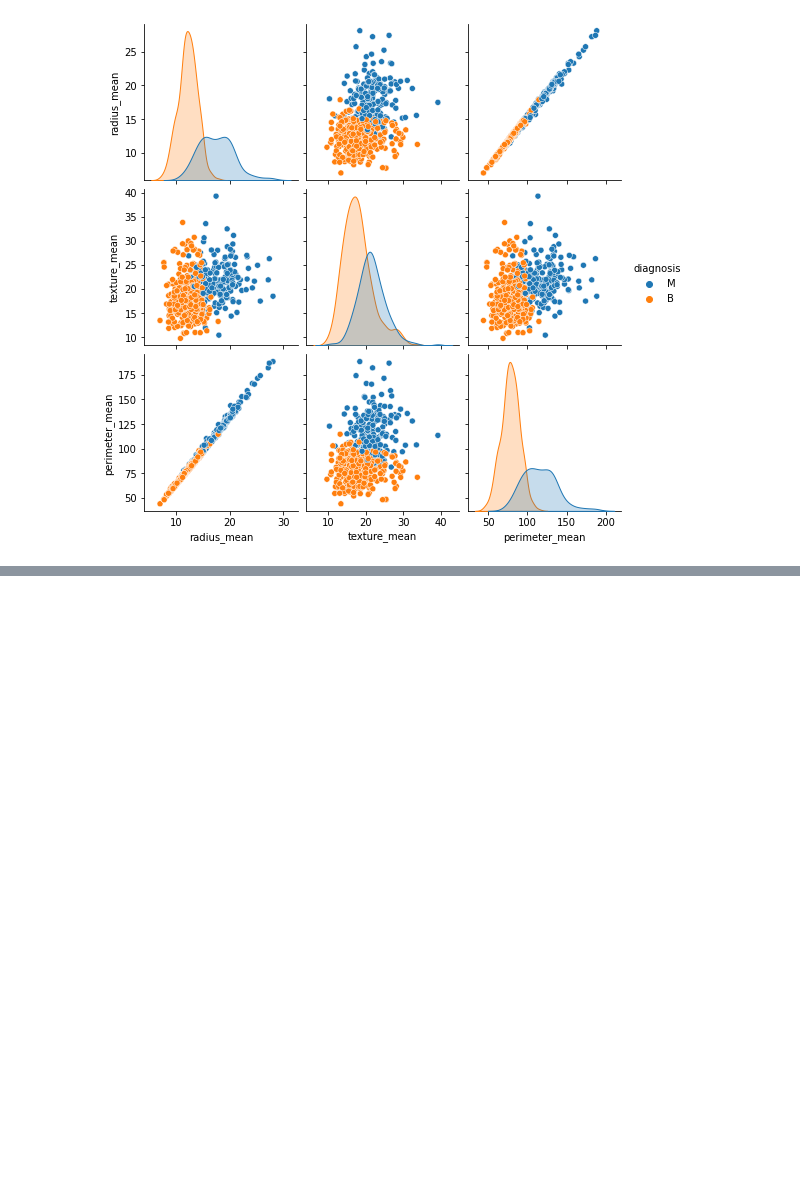
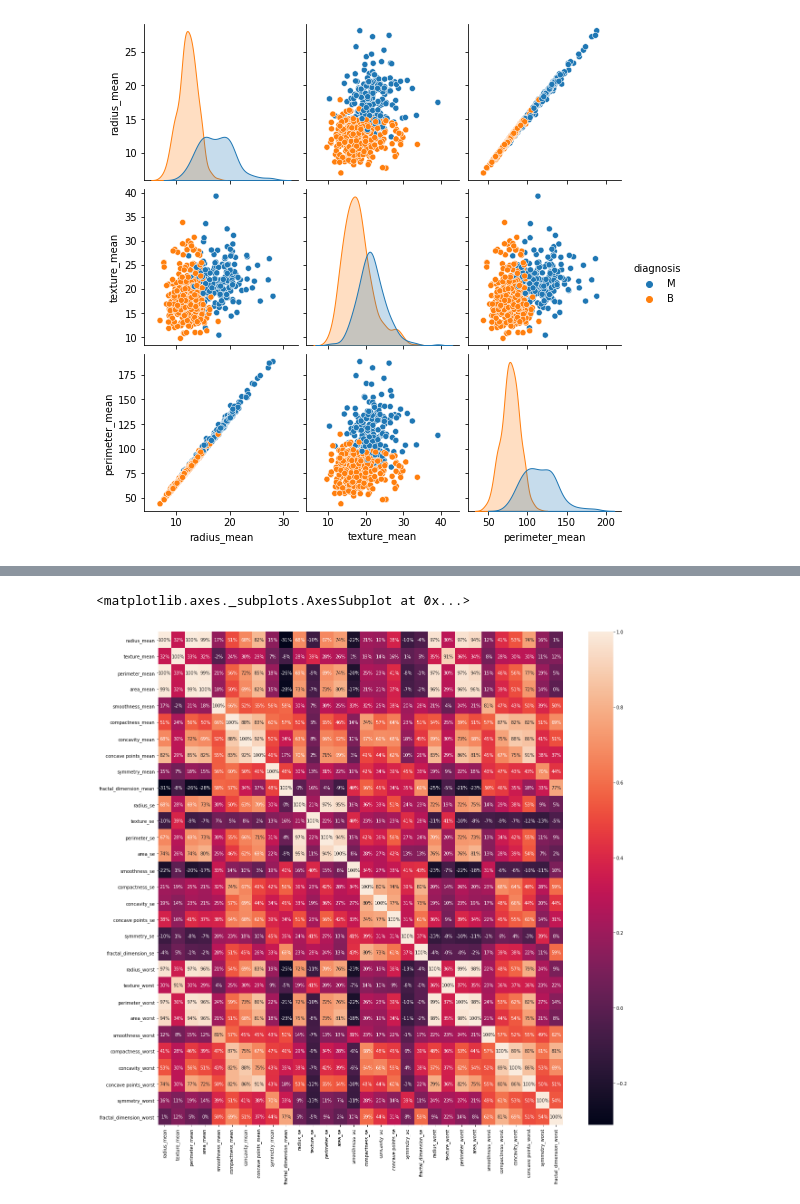
Before and after one commit to shoaibnadafgit/BreastCancer_Prediction, a Jupyter notebook: BreastCancer.ipynb, the cells around one changed output, grey strips where cells are left out. Drawn from its saved outputs; the diff is of its cells as text; code cells hidden in the pictures; blank space fills up the shorter version.

```diff
--- a/BreastCancer.ipynb
+++ b/BreastCancer.ipynb
@@ -134,0 +156,8 @@ sns.pairplot(df.iloc[:,1:5],hue='diagnosis')
+# %%
+#Visualize the correlation
+plt.figure(figsize=[20,20])
+#sns.heatmap(df.iloc[:,1:].corr(),annot=True)
+sns.heatmap(df.iloc[:,1:].corr(),annot=True , fmt='.0%')
+# %% [output]
+<matplotlib.axes._subplots.AxesSubplot at 0x...>
+[figure, added]
```
Also changed, not shown: parts of 5 cells of this notebook.
